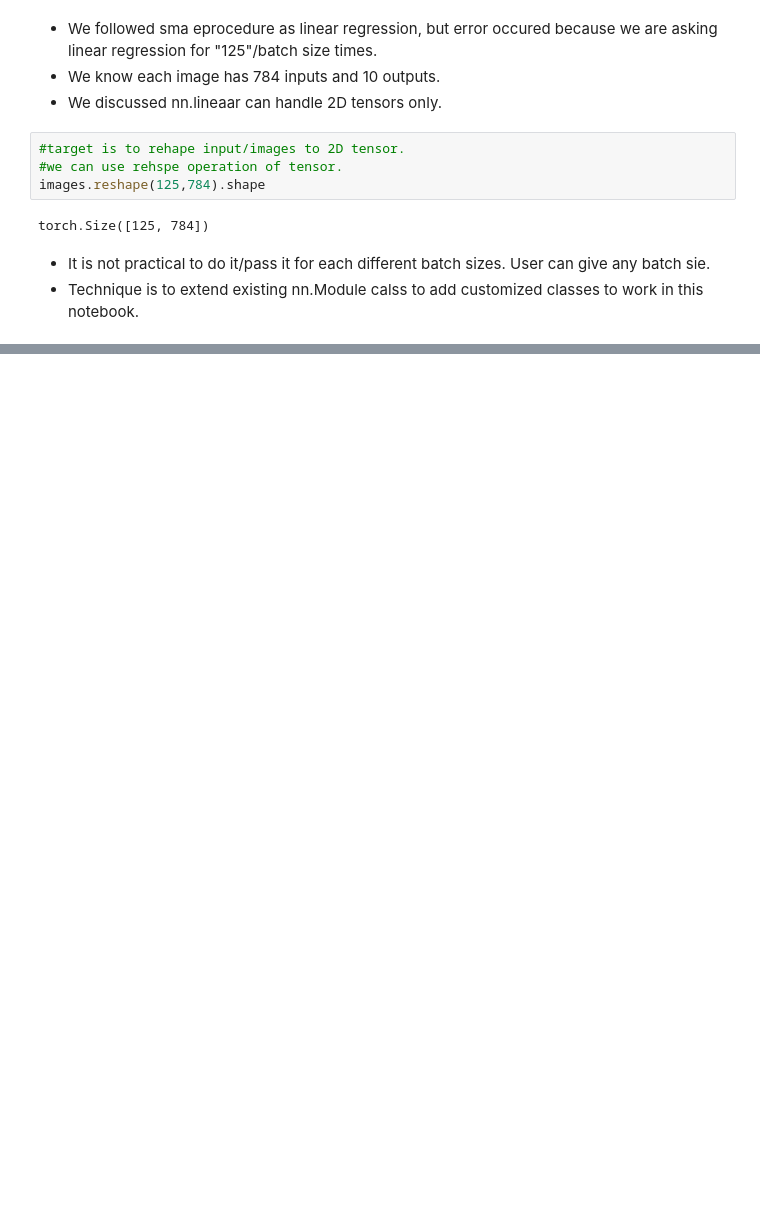
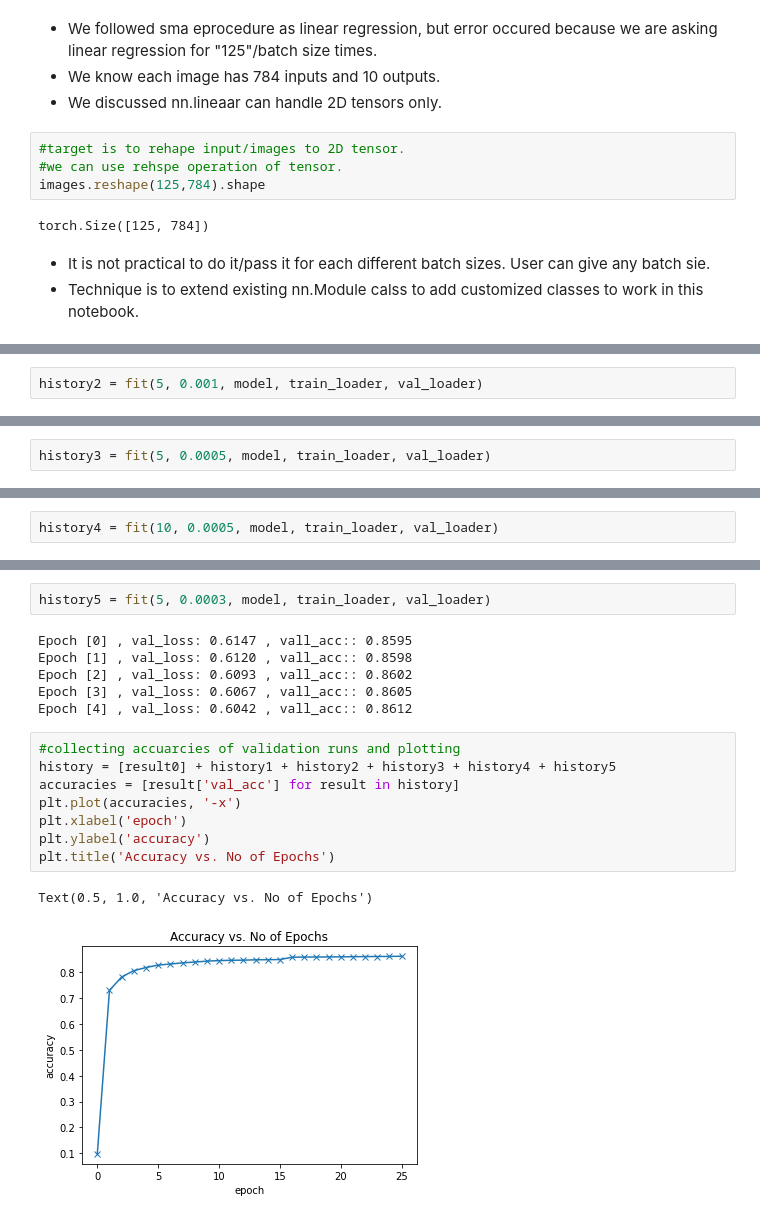
Before and after one commit to Mohan75489/DeepLearning_PyTorch, a Jupyter notebook: PyTorch_Images_and_LR_with_MNIST.ipynb, the cells around one changed output, grey strips where cells are left out. Drawn from its saved outputs; the diff is of its cells as text; blank space fills up the shorter version.

```diff
--- a/PyTorch_Images_and_LR_with_MNIST.ipynb
+++ b/PyTorch_Images_and_LR_with_MNIST.ipynb
@@ -199,0 +433,2 @@ model = Mnistmodel()
+# %%
+history2 = fit(5, 0.001, model, train_loader, val_loader)
@@ -199,0 +441,2 @@ model = Mnistmodel()
+# %%
+history3 = fit(5, 0.0005, model, train_loader, val_loader)
@@ -199,0 +449,2 @@ model = Mnistmodel()
+# %%
+history4 = fit(10, 0.0005, model, train_loader, val_loader)
@@ -199,0 +462,19 @@ model = Mnistmodel()
+# %%
+history5 = fit(5, 0.0003, model, train_loader, val_loader)
+# %% [output]
+Epoch [0] , val_loss: 0.6147 , vall_acc:: 0.8595
+Epoch [1] , val_loss: 0.6120 , vall_acc:: 0.8598
+Epoch [2] , val_loss: 0.6093 , vall_acc:: 0.8602
+Epoch [3] , val_loss: 0.6067 , vall_acc:: 0.8605
+Epoch [4] , val_loss: 0.6042 , vall_acc:: 0.8612
+# %%
+#collecting accuarcies of validation runs and plotting
+history = [result0] + history1 + history2 + history3 + history4 + history5
+accuracies = [result['val_acc'] for result in history]
+plt.plot(accuracies, '-x')
+plt.xlabel('epoch')
+plt.ylabel('accuracy')
+plt.title('Accuracy vs. No of Epochs')
+# %% [output]
+Text(0.5, 1.0, 'Accuracy vs. No of Epochs')
+[figure, added]
```
Also changed, not shown: parts of 49 cells of this notebook.
